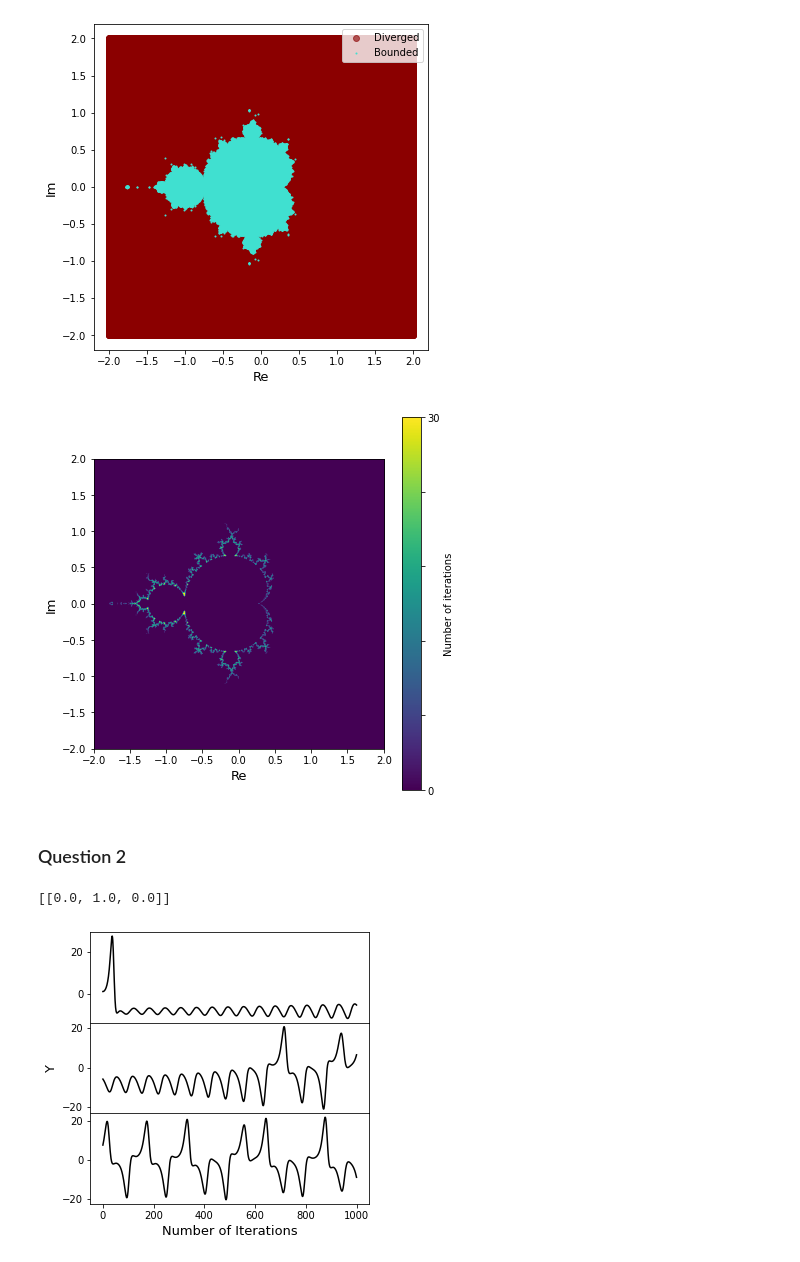
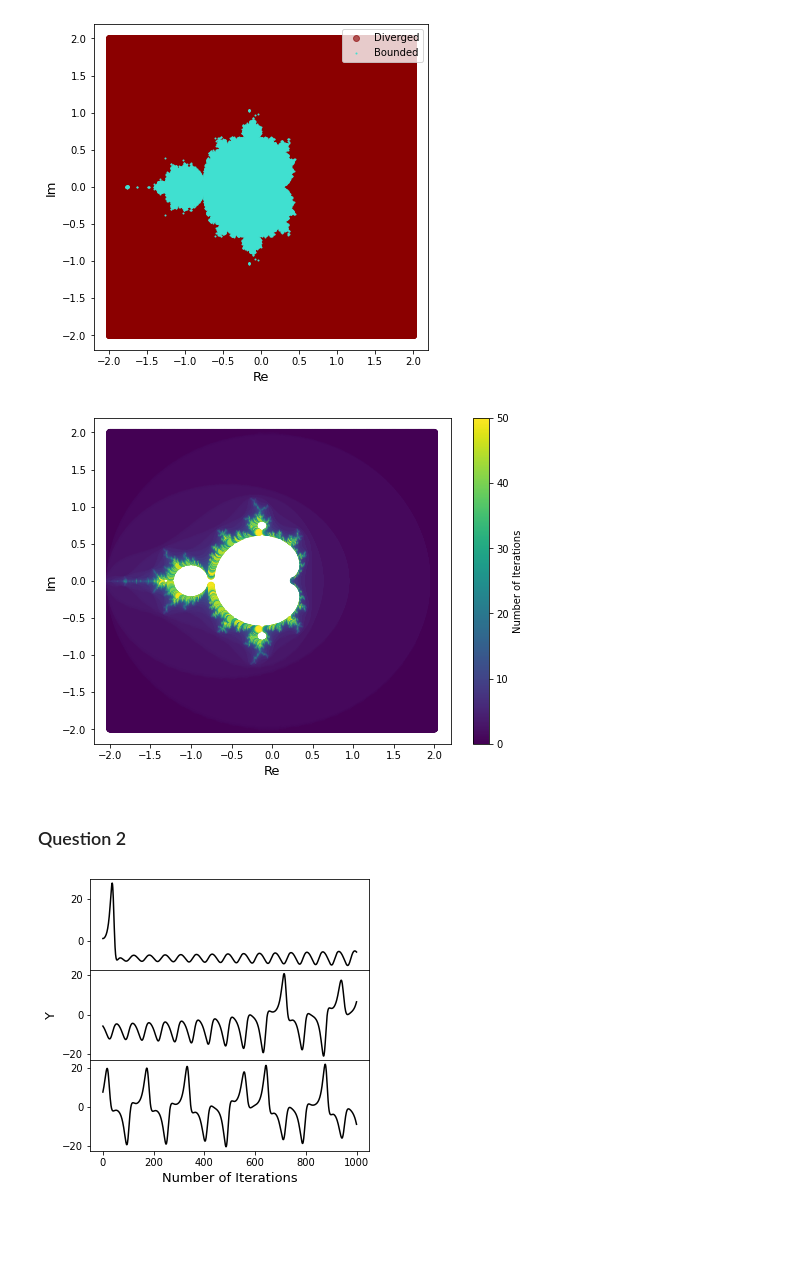
Before and after one commit to Jusdowski/CTA200_2022, a Jupyter notebook: assignment_3/assignment.ipynb, the cells around one changed output. Drawn from its saved outputs; the diff is of its cells as text; code cells hidden in the pictures; blank space fills up the shorter version.

```diff
--- a/assignment_3/assignment.ipynb
+++ b/assignment_3/assignment.ipynb
@@ -7,11 +7,4 @@ import numpy as np
 import matplotlib.pyplot as plt
 import cmath
 from z_iteration import z_iteration
-# %%
-#defining the complex plane with -2<x<2 and -2<y<2
-
-x = np.linspace(-2,2,1000)
-y = np.linspace(-2,2,1000)
-
-c = x[np.newaxis, :] + y[:,np.newaxis]*1j
 # %%
@@ -49,25 +52,21 @@ plt.show()
 # %% [output]
 [figure]
 # %%
-#gets the diverging points for 30 iterations
-div_z = abs(z_iteration(c,30)) > 2
+#plots and labels an image where the points are coloured by a colourscale that
+#indicates the iteration number at which the given point diverged. The bounded points never diverge so they do not
+#have a colour associated with them and appear as a white space.
 
-#plots and labels an image where the points are coloured by a colourscale that
-#indicates the iteration number at which the given point diverged. The bounded points never diverge so this number
-#would be zero for them.
+plt.figure(figsize = (8,6))
+plt.scatter(x_div, y_div, c=num_it)
+plt.colorbar(label="Number of Iterations")
 
-fig = plt.figure(figsize=(6,6))
-plt.imshow(div_z, extent = [-2 , 2, -2 , 2])
-plt.gca().set_aspect("equal")
-plt.xlabel("Re", fontsize = 13)
-plt.ylabel("Im", fontsize = 13)
-plt.tight_layout()
-cbar = plt.colorbar(label = "Number of iterations")
-cbar.ax.set_yticklabels(['0','','','','', '30'])
+plt.xlabel('Re', fontsize = '13')
+plt.ylabel('Im', fontsize = '13')
+
 plt.savefig("q1_colorscale.pdf")
 plt.show()
 # %% [output]
-[figure, old version]
+[figure, new version]
 # %% [markdown]
 ### Question 2
 # %%
@@ -121,7 +120,7 @@ sigma = 10.
 rho = 28.
 beta = 8./3.
 
-#defining maximum time point and iteration number
+#defining maximum time and iteration number
 tmax =  60
 dt = 0.01
 n = int(tmax/dt)
@@ -129,7 +128,6 @@ n = int(tmax/dt)
 #making an array to store the results
 times = [t0]
 res = [W0]
-print(res)
 
 #integrating the Lorenz equations
 soln = solve_ivp(Lorenz, (0, tmax), W0, args=(sigma, rho, beta),
@@ -139,8 +137,6 @@ soln = solve_ivp(Lorenz, (0, tmax), W0, args=(sigma, rho, beta),
 t = np.linspace(0, tmax, n)
 x, y, z = soln.sol(t)
 W = [x,y,z]
-# %% [output]
-[[0.0, 1.0, 0.0]]
 # %%
 #plots and labels the numerical solution of Y for the first 1000 iterations (top),
 #second 1000 iterations(middle) and third 1000 iterations(bottom)
```
Also changed, not shown: parts of 3 cells of this notebook.
